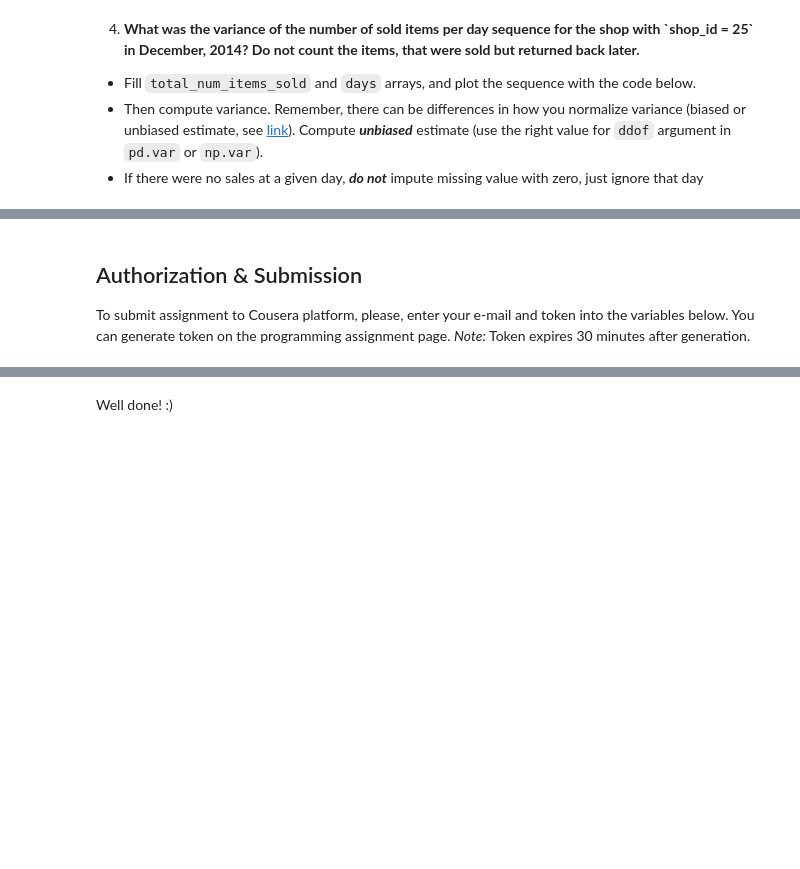
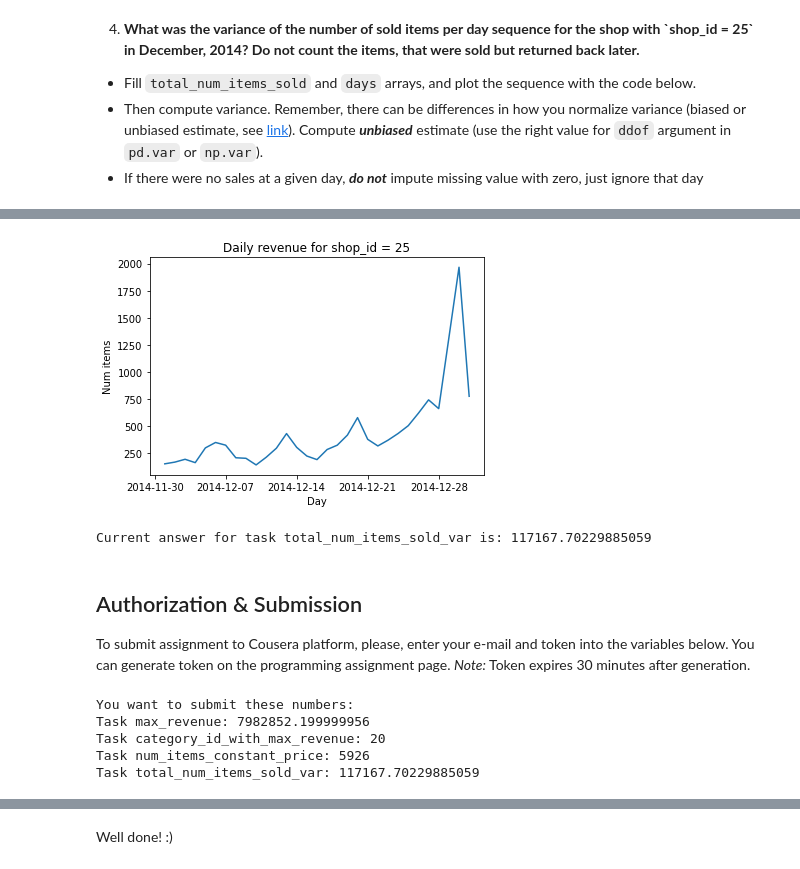
Before and after one commit to Brandon-HY-Lin/coursera_How-to-Win-a-Data-Science-Competition-Learn-from-Top-Kagglers, a Jupyter notebook: Programming assignment, week 1_ Pandas basics/PandasBasics.ipynb, the cells around one changed output, grey strips where cells are left out. Saved outputs shown, nothing was run; the diff lists cells and outputs as text; code cells hidden in the pictures; blank space fills up the shorter version.

```diff
--- a/Programming assignment, week 1_ Pandas basics/PandasBasics.ipynb
+++ b/Programming assignment, week 1_ Pandas basics/PandasBasics.ipynb
@@ -102,0 +111,8 @@ grader.submit_tag('max_revenue', max_revenue)
+# %%
+# YOUR CODE GOES HERE
+
+transactions['revenue'] = transactions['item_price'] * transactions['item_cnt_day']
+transactions_result = transactions.loc[(transactions['date'].dt.year == 2014) & (transactions['date'].dt.month == 9)]
+max_revenue = transactions_result.groupby('shop_id')['revenue'].sum().max()
+
+grader.submit_tag('max_revenue', max_revenue)
@@ -114,3 +132,9 @@ Great! Let's move on and answer another question:
 *Hints:*
 
 * Note, that for an object `x` of type `pd.Series`: `x.argmax()` returns **index** of the maximum element. `pd.Series` can have non-trivial index (not `[1, 2, 3, ... ]`).
+# %%
+transactions['date']= pd.to_datetime(transactions['date'], format='%d.%m.%Y')
+transactions['revenue'] = transactions['item_price'] * transactions['item_cnt_day']
+transactions_r = transactions.loc[(transactions['date'].dt.year == 2014) & (transactions['date'].dt.month >= 6 ) & (transactions['date'].dt.month <= 8 )]
+
+transactions_r.head()
@@ -140,3 +207,7 @@ Remember, the data can sometimes be noisy.
 * Fill `total_num_items_sold` and `days` arrays, and plot the sequence with the code below.
 * Then compute variance. Remember, there can be differences in how you normalize variance (biased or unbiased estimate, see [link](https://math.stackexchange.com/questions/496627/the-difference-between-unbiased-biased-estimator-variance)). Compute ***unbiased*** estimate (use the right value for `ddof` argument in `pd.var` or `np.var`).
 * If there were no sales at a given day, ***do not*** impute missing value with zero, just ignore that day
+# %%
+transactions_r = transactions.loc[(transactions['date'].dt.year == 2014) & (transactions['date'].dt.month == 12 )  & (transactions['shop_id'] == 25)]
+
+transactions_r.head()
@@ -142,0 +221,4 @@ Remember, the data can sometimes be noisy.
+# %%
+transactions_r = transactions_r.groupby('date')['item_cnt_day'].sum().reset_index(name ='total_count')
+
+transactions_r.head()
@@ -143,24 +232,35 @@ Remember, the data can sometimes be noisy.
 # %%
 shop_id = 25
 
-total_num_items_sold = # YOUR CODE GOES HERE
-days = # YOUR CODE GOES HERE
+
+
+total_num_items_sold = transactions_r['total_count']# YOUR CODE GOES HERE
+days = transactions_r['date'] # YOUR CODE GOES HERE
 
 # Plot it
 plt.plot(days, total_num_items_sold)
 plt.ylabel('Num items')
 plt.xlabel('Day')
 plt.title("Daily revenue for shop_id = 25")
 plt.show()
 
-total_num_items_sold_var = # PUT YOUR ANSWER IN THIS VARIABLE
+total_num_items_sold_var = np.var(total_num_items_sold, ddof=1) # PUT YOUR ANSWER IN THIS VARIABLE
 grader.submit_tag('total_num_items_sold_var', total_num_items_sold_var)
+# %% [output]
+[figure, added]
+Current answer for task total_num_items_sold_var is: 117167.70229885059
 # %% [markdown]
 ## Authorization & Submission
 To submit assignment to Cousera platform, please, enter your e-mail and token into the variables below. You can generate token on the programming assignment page. *Note:* Token expires 30 minutes after generation.
 # %%
-STUDENT_EMAIL = # EMAIL HERE
-STUDENT_TOKEN = # TOKEN HERE
+STUDENT_EMAIL = 'brandon.hy.lin.0@gmail.com' # EMAIL HERE
+STUDENT_TOKEN = '0RcjLg1t365D5uE1' # TOKEN HERE
 grader.status()
+# %% [output]
+You want to submit these numbers:
+Task max_revenue: 7982852.199999956
+Task category_id_with_max_revenue: 20
+Task num_items_constant_price: 5926
+Task total_num_items_sold_var: 117167.70229885059
 # %%
 grader.submit(STUDENT_EMAIL, STUDENT_TOKEN)
```
Also changed, not shown: parts of 15 cells of this notebook.
